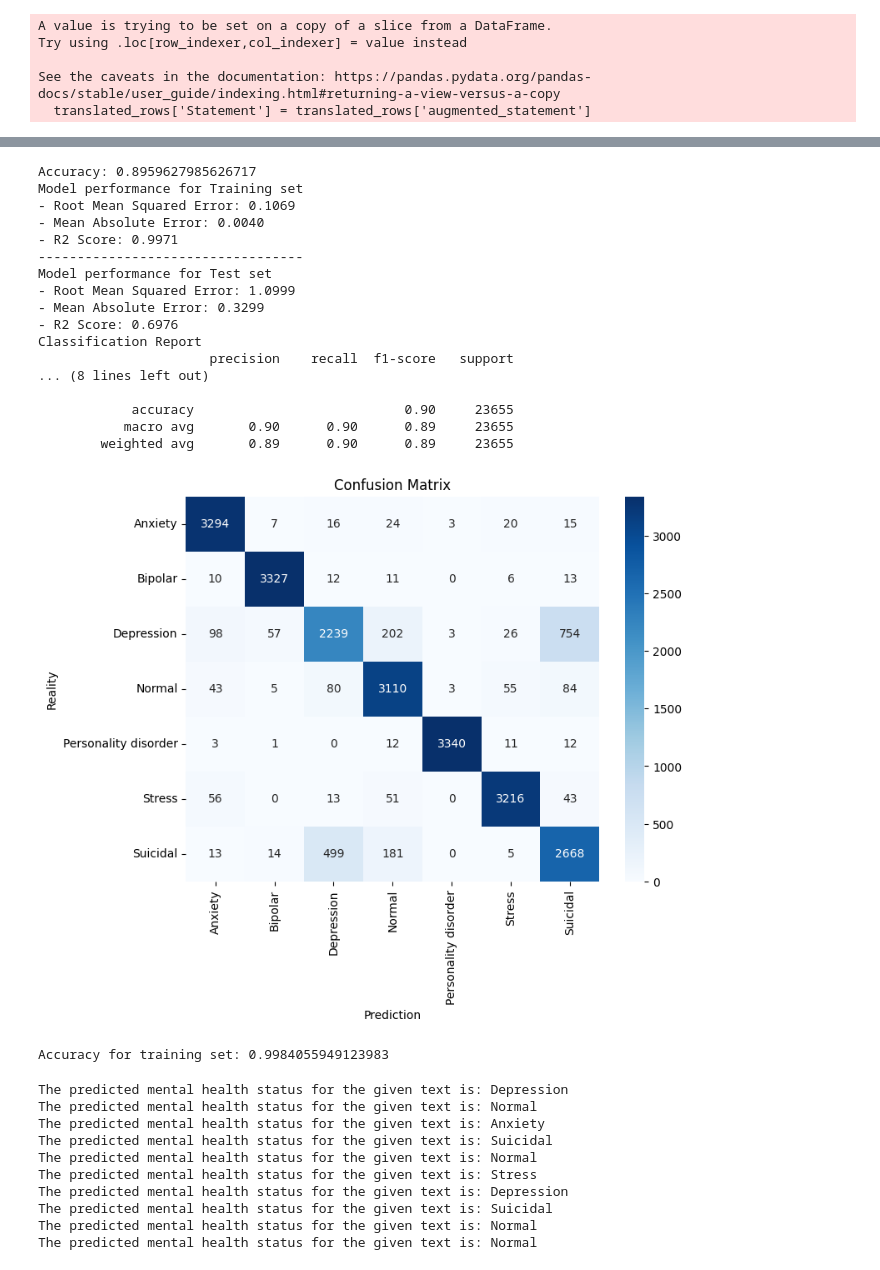
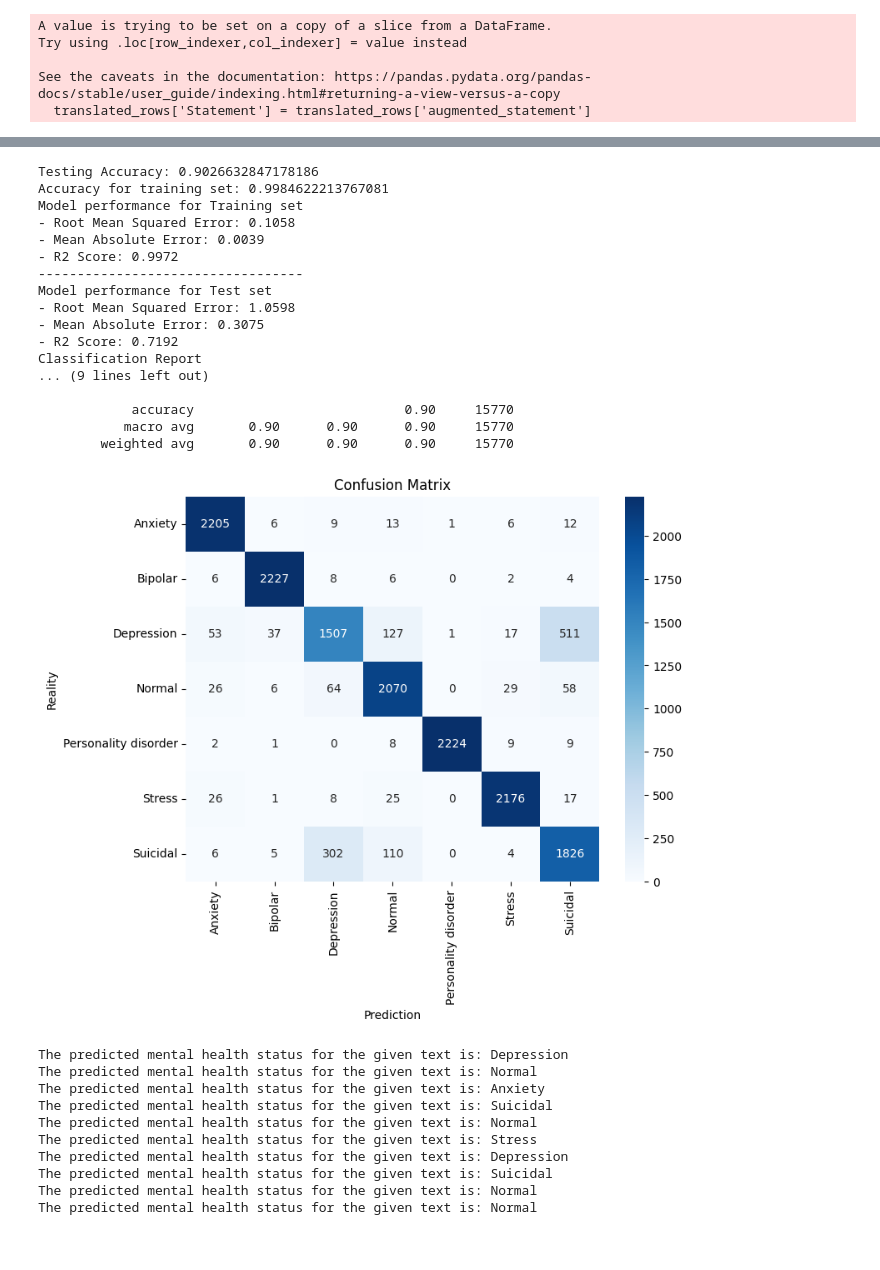
Before and after one commit to rheahamdar/sentiment-analysis-mental-health, a Jupyter notebook: RandomForestClassifier.ipynb, the cells around one changed output, grey strips where cells are left out. Saved outputs shown, nothing was run; the diff lists cells and outputs as text; code cells hidden in the pictures.

Commit message:
tested the smote after splitting the dataset and finalized the deployment of the chosen model

```diff
--- a/RandomForestClassifier.ipynb
+++ b/RandomForestClassifier.ipynb
@@ -27,0 +46,31 @@ from sklearn.metrics import classification_report, accuracy_score,confusion_matr
+# %%
+df = df.dropna(subset=['Statement', 'Status'])
+
+duplicate_count = df.duplicated().sum()
+print(f'Number of duplicate rows: {duplicate_count}')
+
+# Identify duplicate rows
+duplicate_rows = df[df.duplicated()]
+
+print(duplicate_rows['Status'].value_counts())
+
+# Filter the duplicate rows where the status is "Normal" or "Depression"
+duplicate_to_drop = duplicate_rows[duplicate_rows['Status'].isin(['Normal', 'Depression'])]
+
+# Drop those specific rows
+df = df.drop(duplicate_to_drop.index)
+
+fig, ax = plt.subplots(1, 2, figsize=(18, 8))
+
+# Plot pie chart of the target variable with sorted values
+df['Status'].value_counts().sort_values(ascending=False).plot.pie(explode=[0.1] * len(df['Status'].value_counts()), autopct='%1.1f%%', ax=ax[0], shadow=True)
+ax[0].set_title('Status Distribution')
+ax[0].set_ylabel('')
+
+# Plot countplot for the target variable
+sns.countplot(x='Status', data=df, ax=ax[1])
+ax[1].set_title('Status Distribution')
+
+# Show the plot
+plt.tight_layout()  # To ensure that the subplots don't overlap
+plt.show()
@@ -110,5 +168,5 @@ Class counts and percentages:
 # %%
-X_train_tfidf, X_test_tfidf, y_train, y_test = train_test_split(X_tfidf_smote, y_tfidf_smote, test_size=0.3, random_state=42,stratify=y_tfidf_smote)
+X_train_tfidf, X_test_tfidf, y_train, y_test = train_test_split(X_tfidf_smote, y_tfidf_smote, test_size=0.2, random_state=42,stratify=y_tfidf_smote)
 # %%
 # Training model
 
@@ -122,7 +180,11 @@ y_pred = model.predict(X_test_tfidf)
 y_train_pred = model.predict(X_train_tfidf)
 
 accuracy = accuracy_score(y_test, y_pred)
-print("Accuracy:", accuracy)
+print("Testing Accuracy:", accuracy)
+
+
+train_accuracy = accuracy_score(y_train, y_train_pred)
+print("Accuracy for training set:", train_accuracy)
 
 def evaluate_model(true, predicted):
     mae = mean_absolute_error(true, predicted)
@@ -139,51 +201,46 @@ print('Model performance for Training set')
 print("- Root Mean Squared Error: {:.4f}".format(model_train_rmse))
 print("- Mean Absolute Error: {:.4f}".format(model_train_mae))
 print("- R2 Score: {:.4f}".format(model_train_r2))
 
 print('----------------------------------')
 
 print('Model performance for Test set')
 print("- Root Mean Squared Error: {:.4f}".format(model_test_rmse))
 print("- Mean Absolute Error: {:.4f}".format(model_test_mae))
 print("- R2 Score: {:.4f}".format(model_test_r2))
 
 print("Classification Report")
 print(classification_report(y_test, y_pred, target_names=label_encoder.classes_))
 
 # Confusion matrix
 import seaborn as sns
 
 plt.figure(figsize=(8, 6))
 cm = confusion_matrix(y_test, y_pred)
 sns.heatmap(cm, annot=True, fmt='d', cmap='Blues', xticklabels=label_encoder.classes_, yticklabels=label_encoder.classes_)
 plt.title("Confusion Matrix")
 plt.xlabel("Prediction")
 plt.ylabel("Reality")
 plt.show()
 # %% [output]
-Accuracy: 0.8959627985626717
+Testing Accuracy: 0.9026632847178186
+Accuracy for training set: 0.9984622213767081
 Model performance for Training set
-- Root Mean Squared Error: 0.1069
-- Mean Absolute Error: 0.0040
-- R2 Score: 0.9971
+- Root Mean Squared Error: 0.1058
+- Mean Absolute Error: 0.0039
+- R2 Score: 0.9972
 ----------------------------------
 Model performance for Test set
-- Root Mean Squared Error: 1.0999
-- Mean Absolute Error: 0.3299
-- R2 Score: 0.6976
+- Root Mean Squared Error: 1.0598
+- Mean Absolute Error: 0.3075
+- R2 Score: 0.7192
 Classification Report
-                      precision    recall  f1-score   support
-... (8 lines left out)
+... (9 lines left out)
 
-            accuracy                           0.90     23655
-           macro avg       0.90      0.90      0.89     23655
-        weighted avg       0.89      0.90      0.89     23655
+            accuracy                           0.90     15770
+           macro avg       0.90      0.90      0.90     15770
+        weighted avg       0.90      0.90      0.90     15770
-[figure, old version]
+[figure, new version]
-# %%
-accuracy = accuracy_score(y_train, y_train_pred)
-print("Accuracy for training set:", accuracy)
-# %% [output]
-Accuracy for training set: 0.9984055949123983
 # %%
 # Make prediction
 def predict_mental_health_status(text):
```
Also changed, not shown: parts of 10 cells of this notebook, 2 other files.
